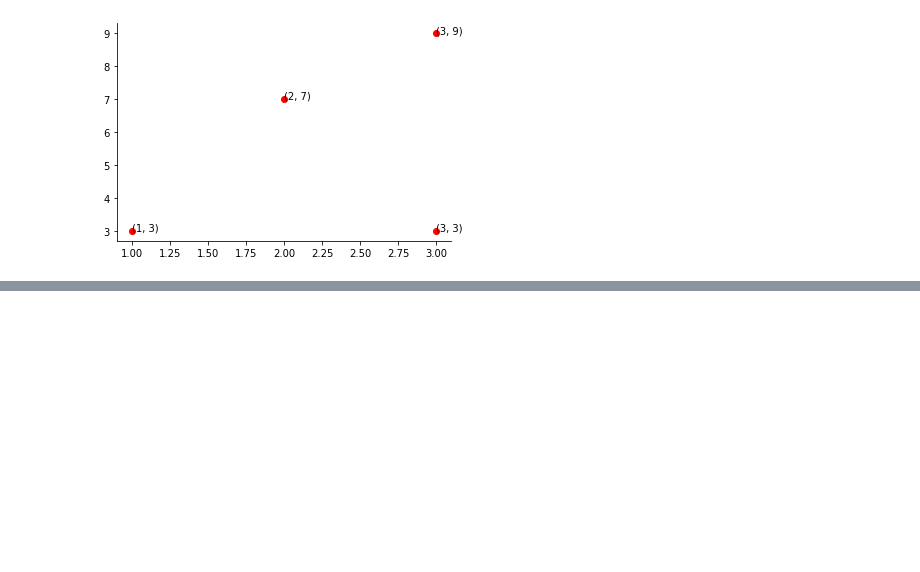
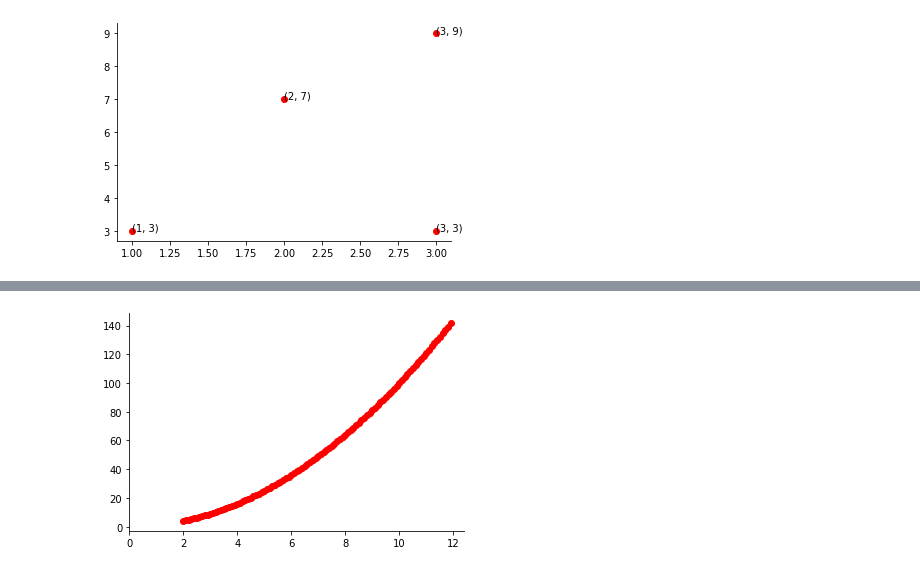
Before and after one commit to beertino/H2_math_w_python, a Jupyter notebook: Notes/Functions.ipynb, the cells around one changed output, grey strips where cells are left out. Cells and saved outputs as stored; diff of their text form; code cells hidden in the pictures; blank space fills up the shorter version.

```diff
--- a/Notes/Functions.ipynb
+++ b/Notes/Functions.ipynb
@@ -246,0 +270,30 @@ The power of this approach is more apparent when there're are many more points o
+# %%
+from matplotlib import pyplot as plt
+
+# Rule of f
+def f(x):
+    return x**2
+
+# Mimicking the domain of f
+upper_x_bound = 10
+lower_x_bound = 0
+no_of_points = 100
+domain_of_f = [2+((upper_x_bound-lower_x_bound)/no_of_points)*i for i in range(no_of_points)]
+
+# create the collection of the points (x,f(x)) before plotting
+set_of_points = [(x,f(x)) for x in domain_of_f]
+
+# The following are just commands for the plotting procedures.
+# There's no need to be overly fixated on it
+plt.clf()
+range_of_f = [f(x) for x in domain_of_f]
+plt.plot(domain_of_f,range_of_f,'ro')
+ax = plt.gca()
+ax.spines['top'].set_visible(False)
+ax.spines['right'].set_visible(False)
+ax.set_xbound(lower=0, upper=None)
+
+# show the plot at the end
+plt.show()
+# %% [output]
+[figure, added]
```
Also changed, not shown: parts of 18 cells of this notebook, 1 other file.
